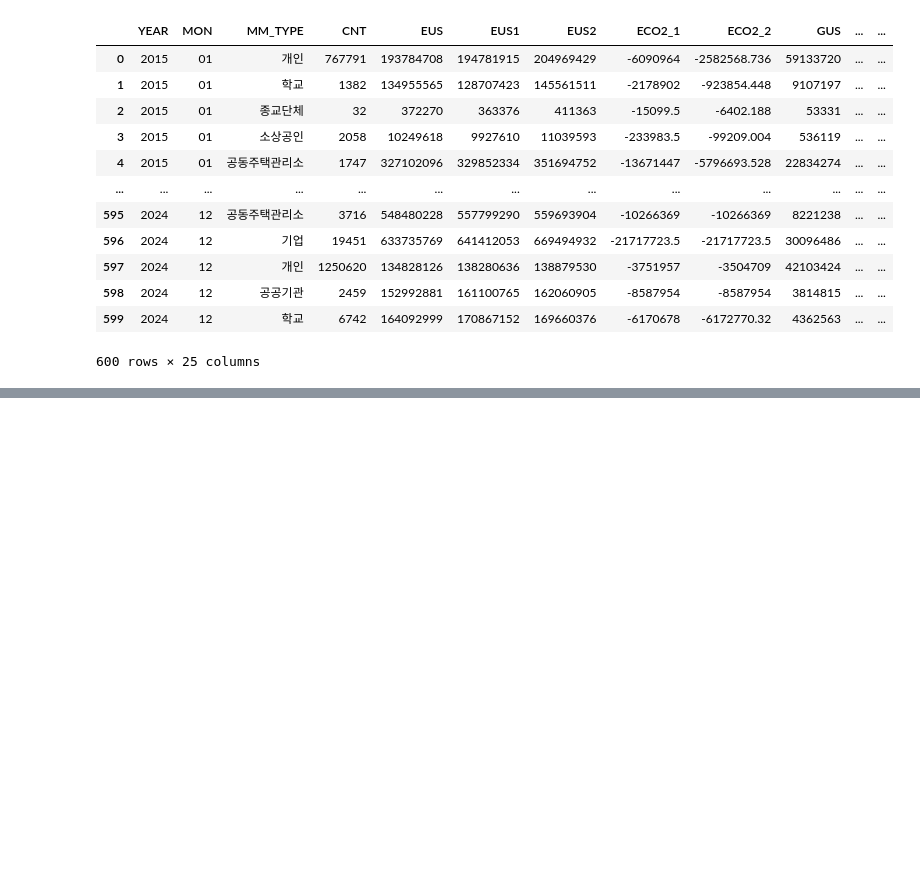
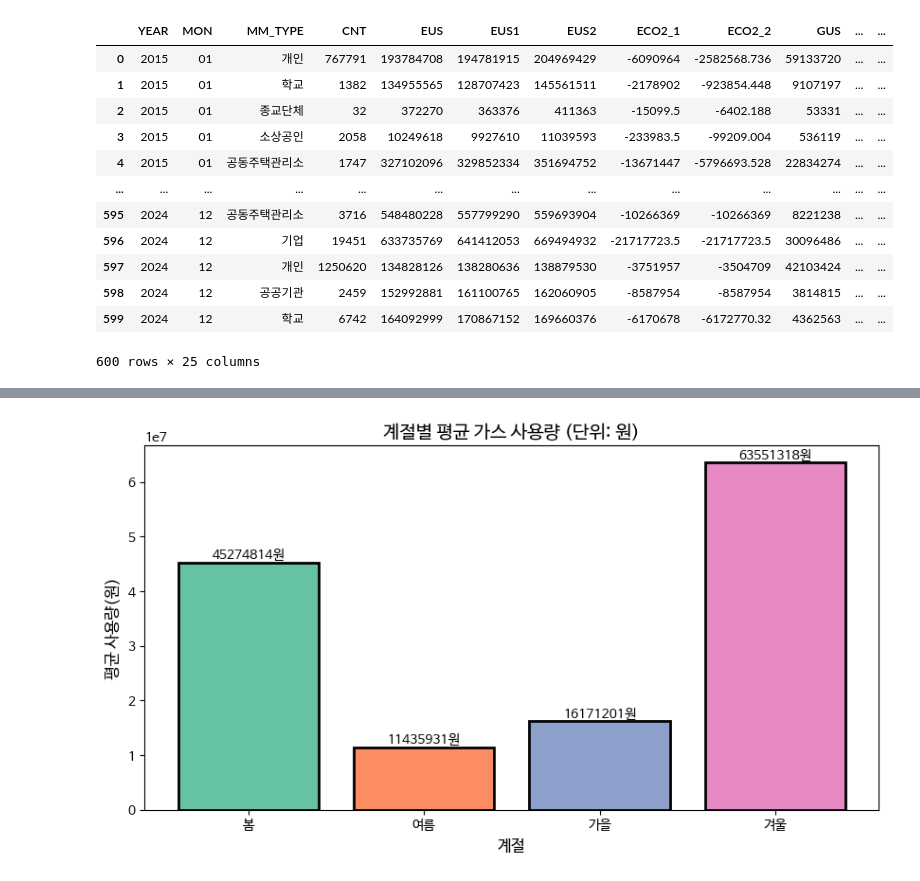
Before and after one commit to tjwjddnr/Data-Analysis-with-Open-Source, a Jupyter notebook: 오픈소스_데이터_분석_4강.ipynb, the cells around one changed output, grey strips where cells are left out. Drawn from its saved outputs; the diff is of its cells as text; code cells hidden in the pictures; blank space fills up the shorter version.

```diff
--- a/오픈소스_데이터_분석_4강.ipynb
+++ b/오픈소스_데이터_분석_4강.ipynb
@@ -374,0 +416,41 @@ plt.show()
+# %%
+import matplotlib.pyplot as plt
+import numpy as np
+import pandas as pd
+
+df = pd.read_csv('filterd_data_total', encoding='utf-8')
+
+df.columns = df.columns.str.strip()
+df['GUS'] = pd.to_numeric(df['GUS'], errors='coerce')
+
+saeson_avg = df.groupby('SEASON')['GUS'].mean().reindex(['봄', '여름', '가을', '겨울'])
+
+plt.rc('font', family = 'NanumBarunGothic')
+
+plt.figure(figsize=(10, 5))
+
+bars = plt.bar(
+    saeson_avg.index,
+    saeson_avg.values,
+    color=['#66c2a5', '#fc8d62', '#8da0cb', '#e78ac3'],
+    edgecolor='black',
+    linewidth=2
+)
+
+plt.title('계절별 평균 가스 사용량 (단위: 원)', fontsize=14)
+plt.xlabel('계절', fontsize=12)
+plt.ylabel('평균 사용량(원)', fontsize=12)
+
+for bar in bars:
+    plt.text(
+        bar.get_x() + bar.get_width() / 2,
+        bar.get_height(),
+        f'{bar.get_height():.0f}원',
+        fontsize=10,
+        ha='center',
+        va='bottom'
+    )
+
+plt.show()
+# %% [output]
+[figure, added]
```
Also changed, not shown: parts of 10 cells of this notebook.
